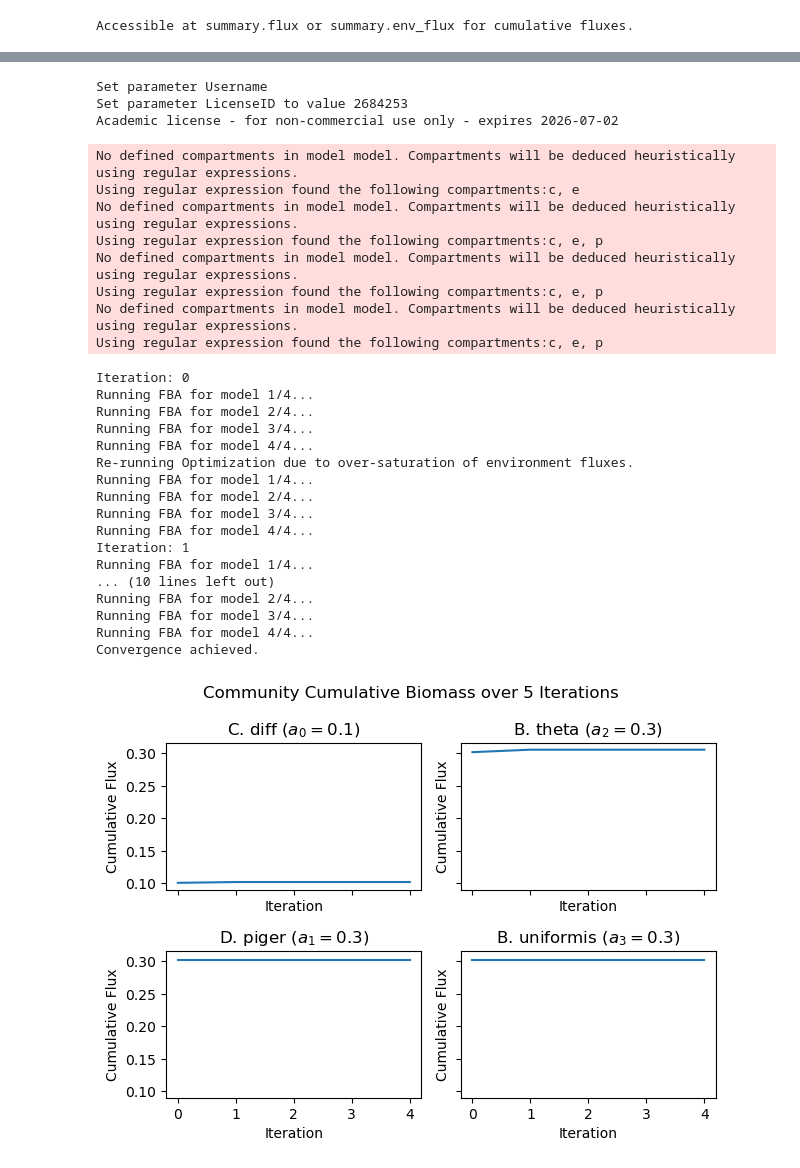
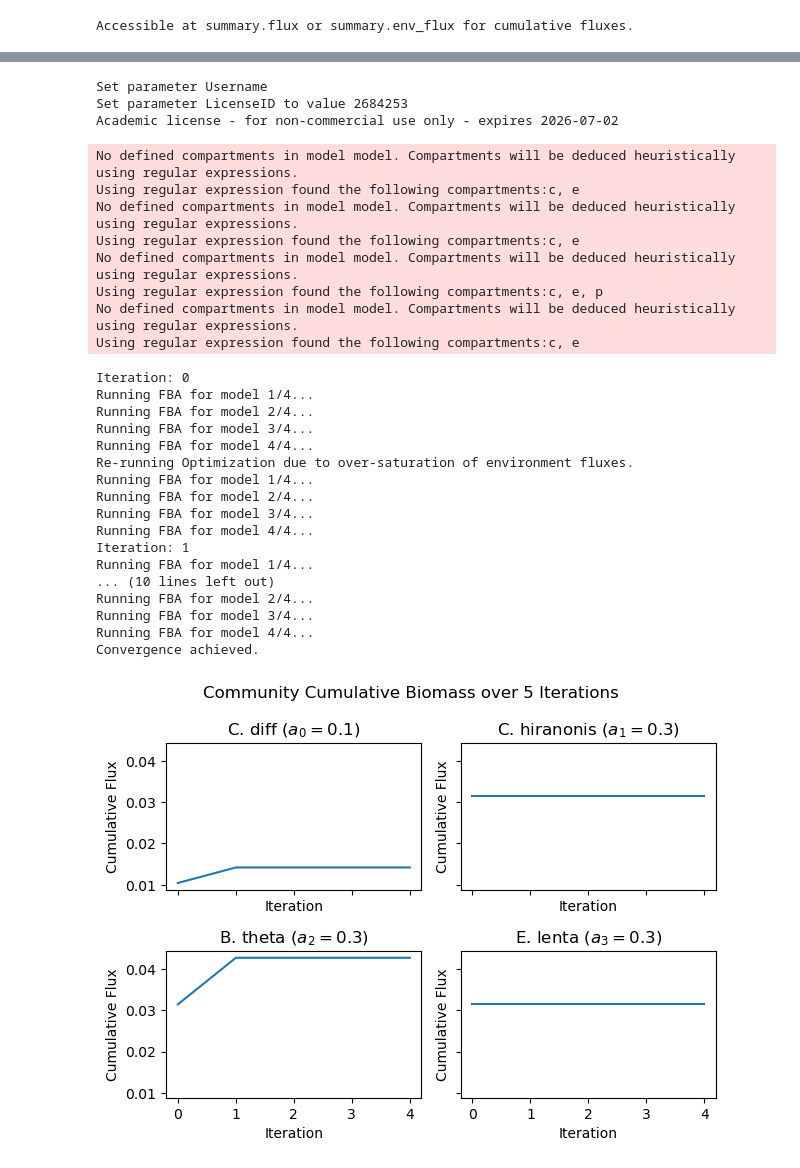
Before and after one commit to m-3-lab/iiFBA, a Jupyter notebook: Examples/iifba_utilization.ipynb, the cells around one changed output, grey strips where cells are left out. Cells and saved outputs as stored; diff of their text form; code cells hidden in the pictures.

Commit message:
add cytoscape & change community

```diff
--- a/Examples/iifba_utilization.ipynb
+++ b/Examples/iifba_utilization.ipynb
@@ -756,32 +755,32 @@ import cobra as cb
 CD_path = "AGORA2_Models/Clostridium_difficile_R20291.mat"
 CD = cb.io.load_matlab_model(CD_path)
 
-DP_path = "AGORA2_Models/Desulfovibrio_piger_ATCC_29098.mat"
-DP = cb.io.load_matlab_model(DP_path)
+CH_path = "AGORA2_Models/Clostridium_hiranonis_TO_931_DSM_13275.mat"
+CH = cb.io.load_matlab_model(CH_path)
 
 BT_path = "AGORA2_Models/Bacteroides_thetaiotaomicron_3731.mat"
 BT = cb.io.load_matlab_model(BT_path)
 
-BU_path = "AGORA2_Models/Bacteroides_uniformis_ATCC_8492.mat"
-BU = cb.io.load_matlab_model(BU_path)
+EL_path = "AGORA2_Models/Eggerthella_lenta_DSM_11767.mat"
+EL = cb.io.load_matlab_model(EL_path)
 # %% [output]
 Set parameter Username
 Set parameter LicenseID to value 2684253
 Academic license - for non-commercial use only - expires 2026-07-02
+No defined compartments in model model. Compartments will be deduced heuristically using regular expressions.
+Using regular expression found the following compartments:c, e
 No defined compartments in model model. Compartments will be deduced heuristically using regular expressions.
 Using regular expression found the following compartments:c, e
 No defined compartments in model model. Compartments will be deduced heuristically using regular expressions.
 Using regular expression found the following compartments:c, e, p
 No defined compartments in model model. Compartments will be deduced heuristically using regular expressions.
-Using regular expression found the following compartments:c, e, p
-No defined compartments in model model. Compartments will be deduced heuristically using regular expressions.
-Using regular expression found the following compartments:c, e, p
+Using regular expression found the following compartments:c, e
 # %%
 import iifba
 from matplotlib import pyplot as plt
 
 # # initialize community
-community = iifba.Community([CD, DP, BT, BU], media=1, # minimal media
+community = iifba.Community([CD, CH, BT, EL], media=.1, # minimal media
 							iters=5, rel_abund=[0.1, 0.3, 0.3, 0.3], # unequal similar to Hromada et al.
 							objective="pfba",
 							early_stop=True,
@@ -790,39 +789,39 @@ community = iifba.Community([CD, DP, BT, BU], media=1, # minimal media
 # # run iterations
 media_flux, org_flux = community.iifba() # you can also change some of the above parameters here
 
 #plot model results
 fig, ax = plt.subplots(2,2, sharey=True, sharex=True)
 ax[0, 0] = iifba.iifba_vis(org_flux.loc[0, :]["EX_biomass(e)"], ax=ax[0, 0])
-ax[1, 0] = iifba.iifba_vis(org_flux.loc[1, :]["EX_biomass(e)"], ax=ax[1, 0])
-ax[0, 1] = iifba.iifba_vis(org_flux.loc[2, :]["EX_biomass(e)"], ax=ax[0, 1])
+ax[0, 1] = iifba.iifba_vis(org_flux.loc[1, :]["EX_biomass(e)"], ax=ax[0, 1])
+ax[1, 0] = iifba.iifba_vis(org_flux.loc[2, :]["EX_biomass(e)"], ax=ax[1, 0])
 ax[1, 1] = iifba.iifba_vis(org_flux.loc[3, :]["EX_biomass(e)"], ax=ax[1, 1])
 
 # set titles for readability
 ax[0, 0].set_title(f"C. diff ($a_0 = 0.1$)")
-ax[1, 0].set_title(f"D. piger ($a_1 = 0.3$)")
-ax[0, 1].set_title(f"B. theta ($a_2 = 0.3$)")
-ax[1, 1].set_title(f"B. uniformis ($a_3 = 0.3$)")
+ax[0, 1].set_title(f"C. hiranonis ($a_1 = 0.3$)")
+ax[1, 0].set_title(f"B. theta ($a_2 = 0.3$)")
+ax[1, 1].set_title(f"E. lenta ($a_3 = 0.3$)")
 fig.suptitle(f"Community Cumulative Biomass over {community.iters} Iterations")
 fig.tight_layout()
 # %% [output]
 Iteration: 0
 Running FBA for model 1/4...
 Running FBA for model 2/4...
 Running FBA for model 3/4...
 Running FBA for model 4/4...
 Re-running Optimization due to over-saturation of environment fluxes.
 Running FBA for model 1/4...
 Running FBA for model 2/4...
 Running FBA for model 3/4...
 Running FBA for model 4/4...
 Iteration: 1
 Running FBA for model 1/4...
 ... (10 lines left out)
 Running FBA for model 2/4...
 Running FBA for model 3/4...
 Running FBA for model 4/4...
 Convergence achieved.
-[figure, old version]
+[figure, new version]
 # %%
 community.summary()
 # %% [output]
```
Also changed, not shown: parts of 3 cells of this notebook, 4 other files.
